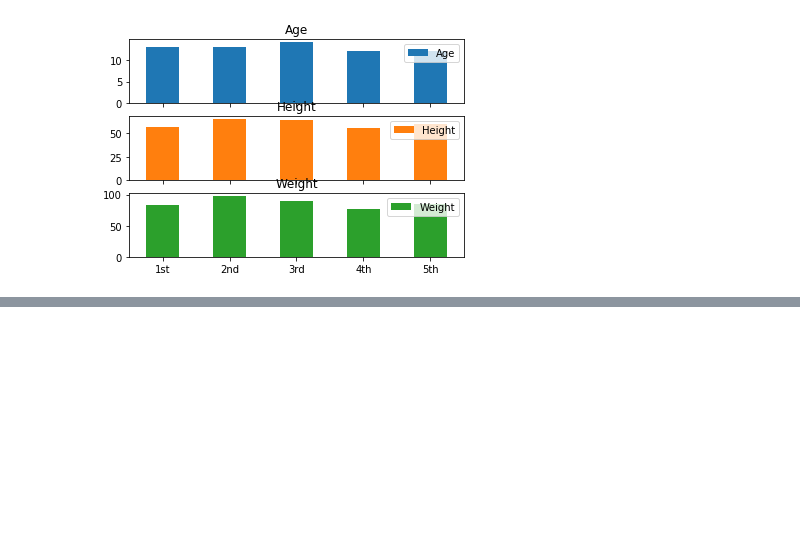
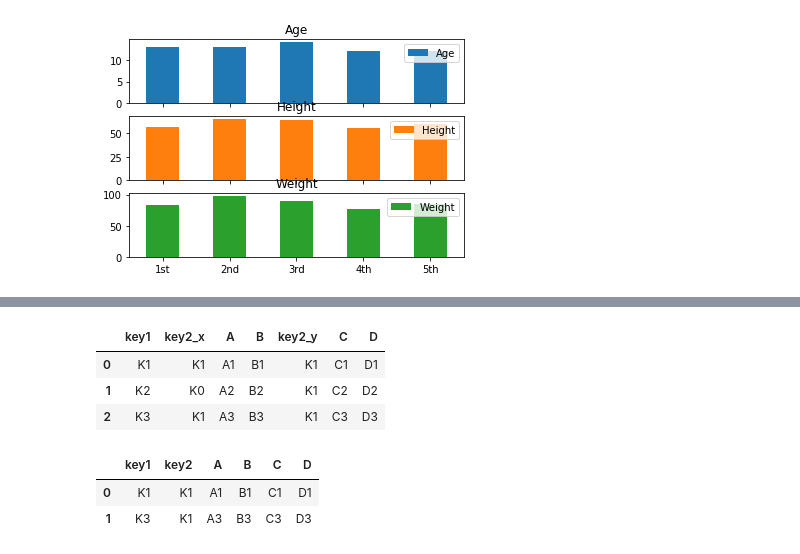
Before and after one commit to User-zwj/Pandas-Practice, a Jupyter notebook: Pandas Exercise.ipynb, the cells around one changed output, grey strips where cells are left out. Drawn from its saved outputs; the diff is of its cells as text; code cells hidden in the pictures; blank space fills up the shorter version.

```diff
--- a/Pandas Exercise.ipynb
+++ b/Pandas Exercise.ipynb
@@ -676,0 +735,15 @@ df.iloc[0:5].plot.bar(rot=0, subplots=True);
+# %%
+result3 = pd.merge(left, right, on='key1')
+result3
+# %% [output]
+|  | key1 | key2_x | A | B | key2_y | C | D |
+| 0 | K1 | K1 | A1 | B1 | K1 | C1 | D1 |
+| 1 | K2 | K0 | A2 | B2 | K1 | C2 | D2 |
+| 2 | K3 | K1 | A3 | B3 | K1 | C3 | D3 |
+# %%
+result4 = pd.merge(left, right, on=['key1','key2'])
+result4
+# %% [output]
+|  | key1 | key2 | A | B | C | D |
+| 0 | K1 | K1 | A1 | B1 | C1 | D1 |
+| 1 | K3 | K1 | A3 | B3 | C3 | D3 |
```
Also changed, not shown: parts of 8 cells of this notebook.
